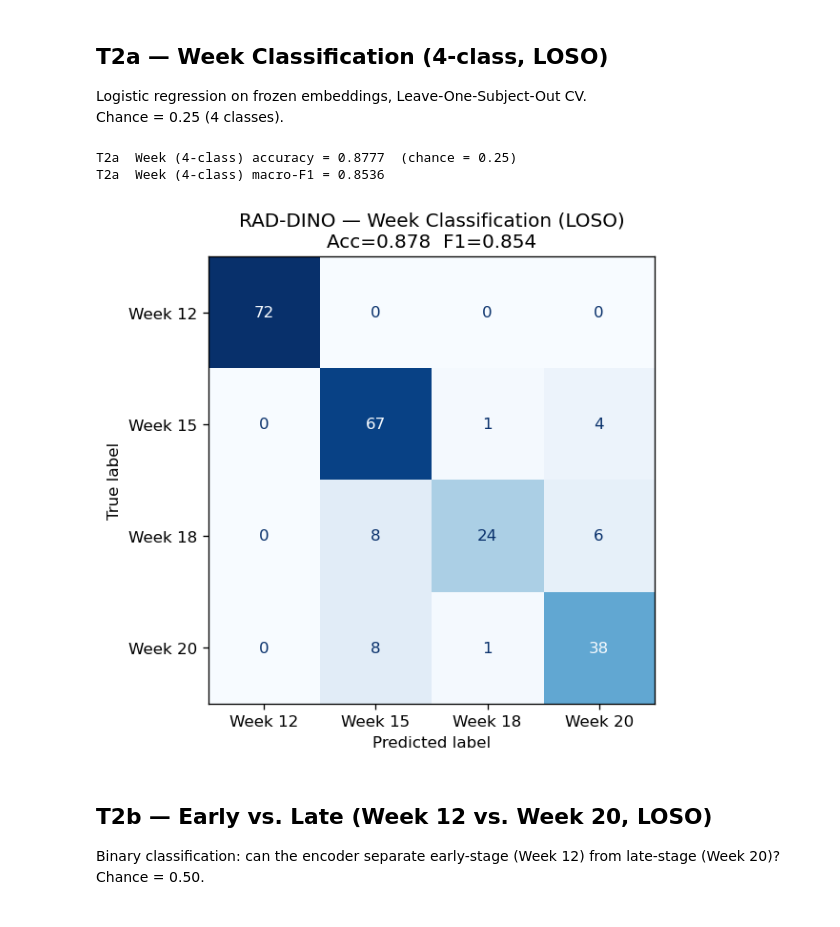
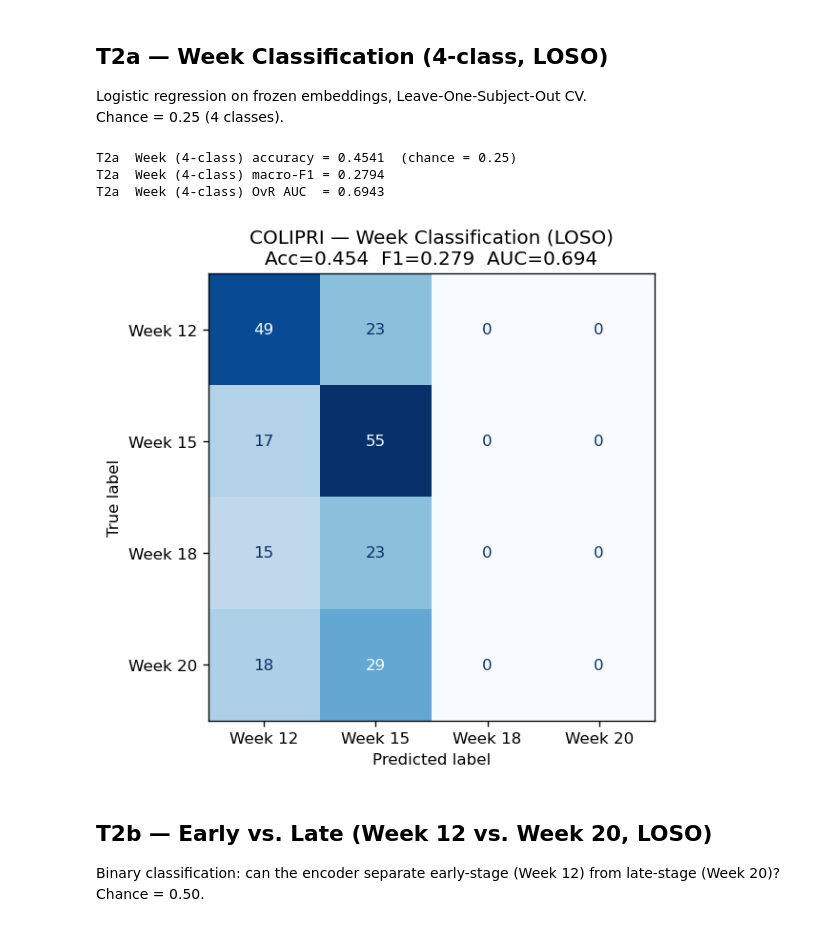
Before and after one commit to nmokey/ScAI-Lab, a Jupyter notebook: notebooks/evaluate_embeddings.ipynb, the cells around one changed output. Saved outputs shown, nothing was run; the diff lists cells and outputs as text; code cells hidden in the pictures.

```diff
--- a/notebooks/evaluate_embeddings.ipynb
+++ b/notebooks/evaluate_embeddings.ipynb
@@ -8,7 +8,7 @@ Runs the full T1–T3 battery and produces inline figures for visual inspection.
 # %%
-NPZ_PATH   = "/data1/Processed_NIfTI_Test/embeddings/raddino/raddino_embeddings.npz"
-OUTPUT_DIR = "/data1/Processed_NIfTI_Test/embeddings/raddino"
-ENCODER_NAME = "RAD-DINO"
+NPZ_PATH   = "/data1/Processed_NIfTI_Test/embeddings/colipri/colipri_embeddings.npz"
+OUTPUT_DIR = "/data1/Processed_NIfTI_Test/embeddings/colipri"
+ENCODER_NAME = "COLIPRI"
 # %%
 import os, warnings
 from itertools import combinations
@@ -206,40 +206,47 @@ Chance = 0.25 (4 classes).
 le = LabelEncoder()
 y  = le.fit_transform(weeks)
 loso = LeaveOneGroupOut()
-y_true_all, y_pred_all = [], []
+y_true_all, y_pred_all, y_prob_all = [], [], []
 
 for train_idx, test_idx in loso.split(embs, y, groups=subject_ids):
     X_tr, X_te = embs[train_idx], embs[test_idx]
     y_tr, y_te = y[train_idx], y[test_idx]
     if len(set(y_tr)) < 2:
         continue
     clf = LogisticRegression(max_iter=1000, C=1.0, random_state=42,
                              multi_class="multinomial", solver="lbfgs")
     with warnings.catch_warnings():
         warnings.simplefilter("ignore")
         clf.fit(X_tr, y_tr)
     y_true_all.extend(y_te)
     y_pred_all.extend(clf.predict(X_te))
+    y_prob_all.extend(clf.predict_proba(X_te).tolist())
 
 t2a_acc = accuracy_score(y_true_all, y_pred_all)
 t2a_f1  = f1_score(y_true_all, y_pred_all, average="macro", zero_division=0)
+try:
+    t2a_auc = roc_auc_score(y_true_all, np.array(y_prob_all), multi_class="ovr", average="macro")
+except ValueError:
+    t2a_auc = float("nan")
 print(f"T2a  Week (4-class) accuracy = {t2a_acc:.4f}  (chance = 0.25)")
 print(f"T2a  Week (4-class) macro-F1 = {t2a_f1:.4f}")
+print(f"T2a  Week (4-class) OvR AUC  = {t2a_auc:.4f}")
 
 # Confusion matrix
 from sklearn.metrics import confusion_matrix, ConfusionMatrixDisplay
 cm = confusion_matrix(y_true_all, y_pred_all)
 fig, ax = plt.subplots(figsize=(6, 5))
 disp = ConfusionMatrixDisplay(cm, display_labels=le.classes_)
 disp.plot(ax=ax, colorbar=False, cmap="Blues")
-ax.set_title(f"{ENCODER_NAME} — Week Classification (LOSO)\nAcc={t2a_acc:.3f}  F1={t2a_f1:.3f}")
+ax.set_title(f"{ENCODER_NAME} — Week Classification (LOSO)\nAcc={t2a_acc:.3f}  F1={t2a_f1:.3f}  AUC={t2a_auc:.3f}")
 plt.tight_layout()
 plt.savefig(os.path.join(plots_dir, "t2a_confusion_matrix.png"), dpi=150, bbox_inches="tight")
 plt.show()
 # %% [output]
-T2a  Week (4-class) accuracy = 0.8777  (chance = 0.25)
-T2a  Week (4-class) macro-F1 = 0.8536
+T2a  Week (4-class) accuracy = 0.4541  (chance = 0.25)
+T2a  Week (4-class) macro-F1 = 0.2794
+T2a  Week (4-class) OvR AUC  = 0.6943
-[figure, old version]
+[figure, new version]
 # %% [markdown]
 ## T2b — Early vs. Late (Week 12 vs. Week 20, LOSO)
 
```
Also changed, not shown: parts of 20 cells of this notebook, 3 other files.
